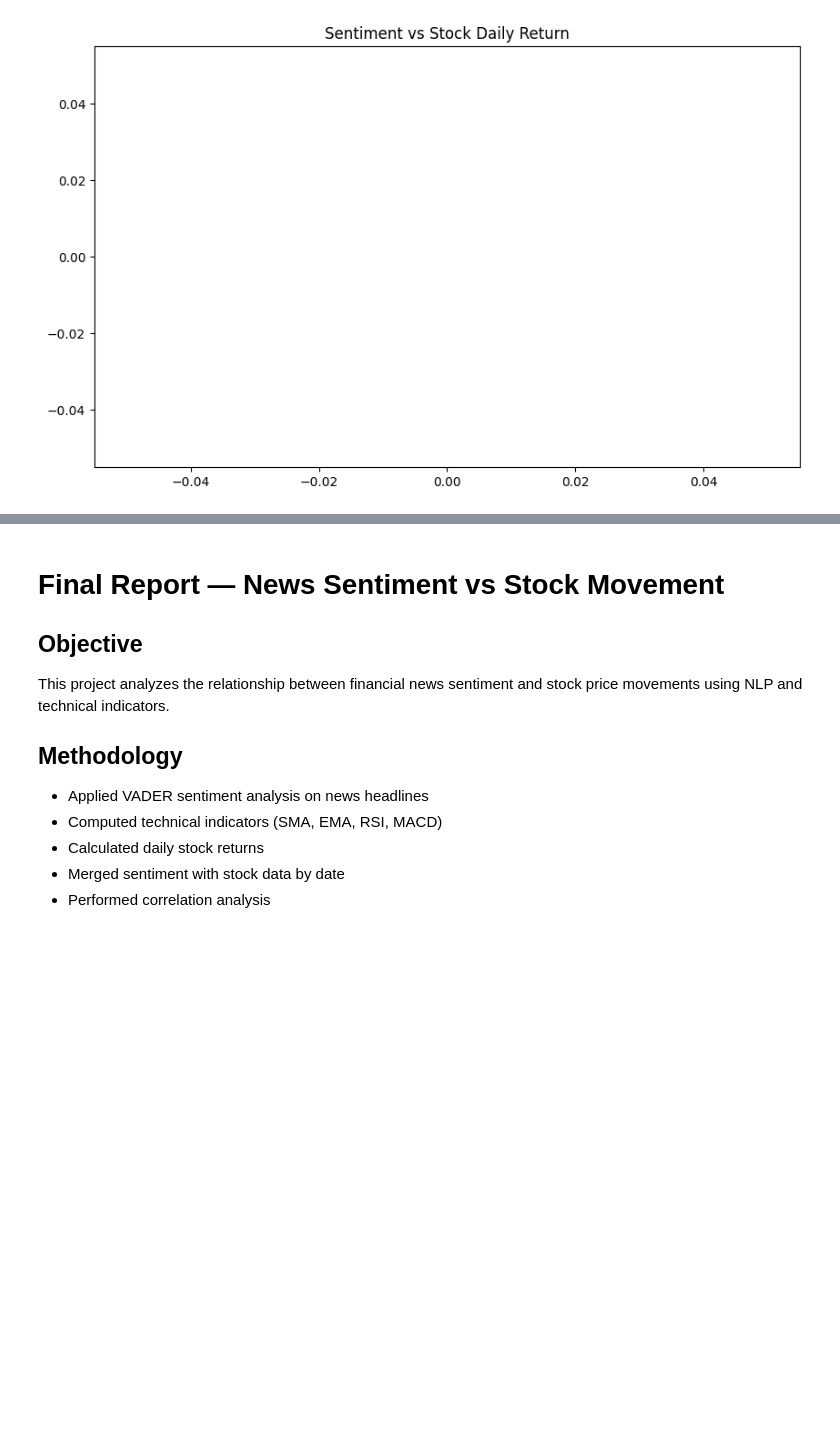
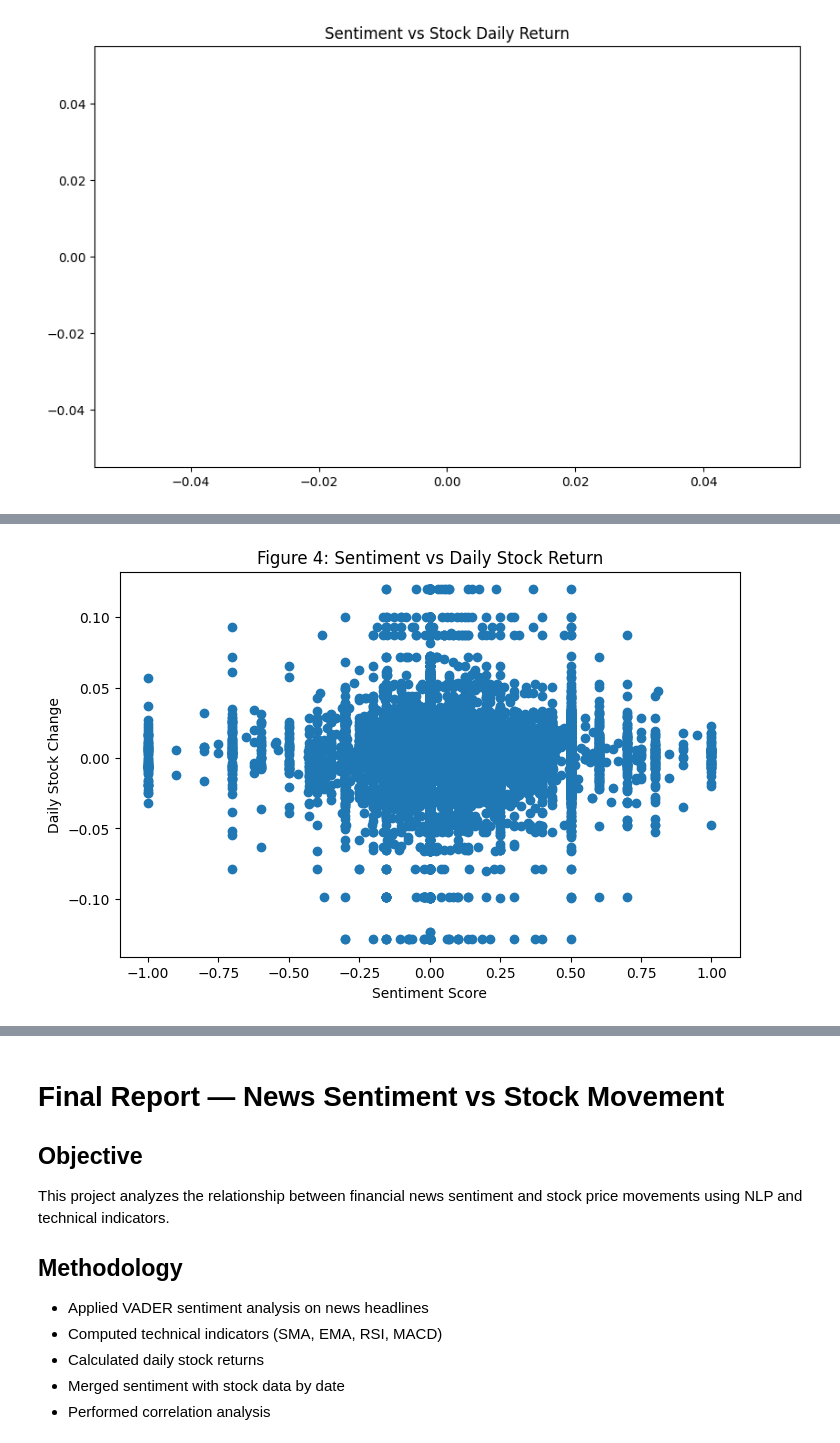
Before and after one commit to Bethabrh/10academy-news-sentiment-analysis, a Jupyter notebook: notebooks/task3_sentiment_analysis.ipynb, the cells around one changed output, grey strips where cells are left out. Drawn from its saved outputs; the diff is of its cells as text; code cells hidden in the pictures; blank space fills up the shorter version.

```diff
--- a/notebooks/task3_sentiment_analysis.ipynb
+++ b/notebooks/task3_sentiment_analysis.ipynb
@@ -287,0 +365,7 @@ plt.show()
+# %%
+stock_df['daily_change'] = stock_df['Close'].pct_change()
+stock_df = stock_df.dropna()
+# %%
+# Convert both to the same format (NO timezone)
+stock_df['Date'] = pd.to_datetime(stock_df['Date']).dt.tz_localize(None)
+daily_sentiment['date'] = pd.to_datetime(daily_sentiment['date']).dt.tz_localize(None)
@@ -287,0 +412,13 @@ plt.show()
+# %%
+# Ensure datetime consistency (VERY IMPORTANT FIX)
+
+stock_df['Date'] = pd.to_datetime(stock_df['Date'], errors='coerce').dt.date
+daily_sentiment['date'] = pd.to_datetime(daily_sentiment['date'], errors='coerce').dt.date
+# %%
+merged_df = pd.merge(
+    stock_df,
+    daily_sentiment,
+    left_on='Date',
+    right_on='date',
+    how='inner'
+)
@@ -287,0 +447,17 @@ plt.show()
+# %%
+import matplotlib.pyplot as plt
+
+plt.figure(figsize=(8,5))
+
+plt.scatter(
+    merged_df['sentiment'],
+    merged_df['daily_change']
+)
+
+plt.title("Figure 4: Sentiment vs Daily Stock Return")
+plt.xlabel("Sentiment Score")
+plt.ylabel("Daily Stock Change")
+
+plt.show()
+# %% [output]
+[figure, added]
```
Also changed, not shown: parts of 22 cells of this notebook, 3 other files.
